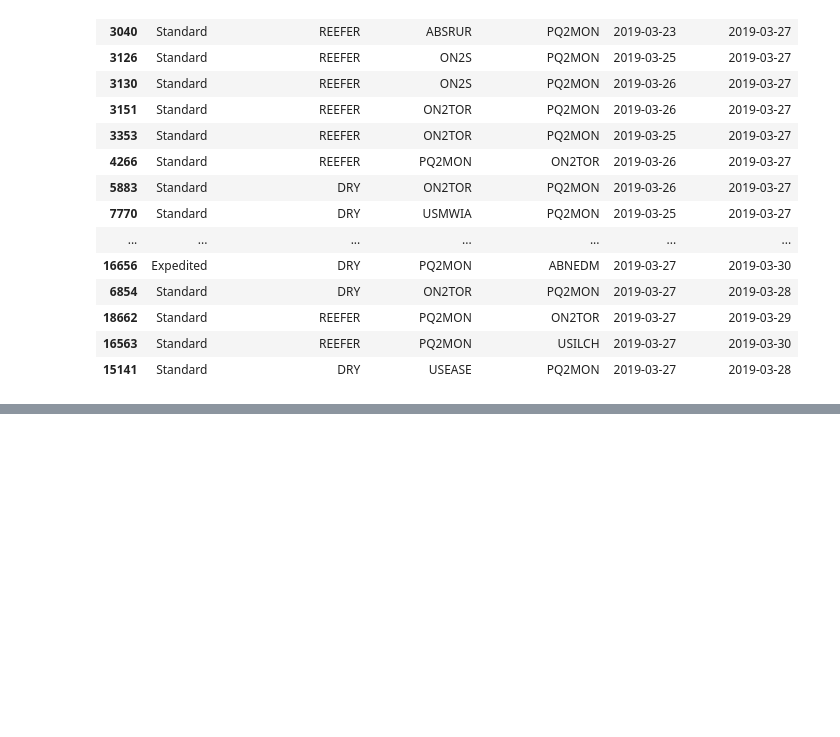
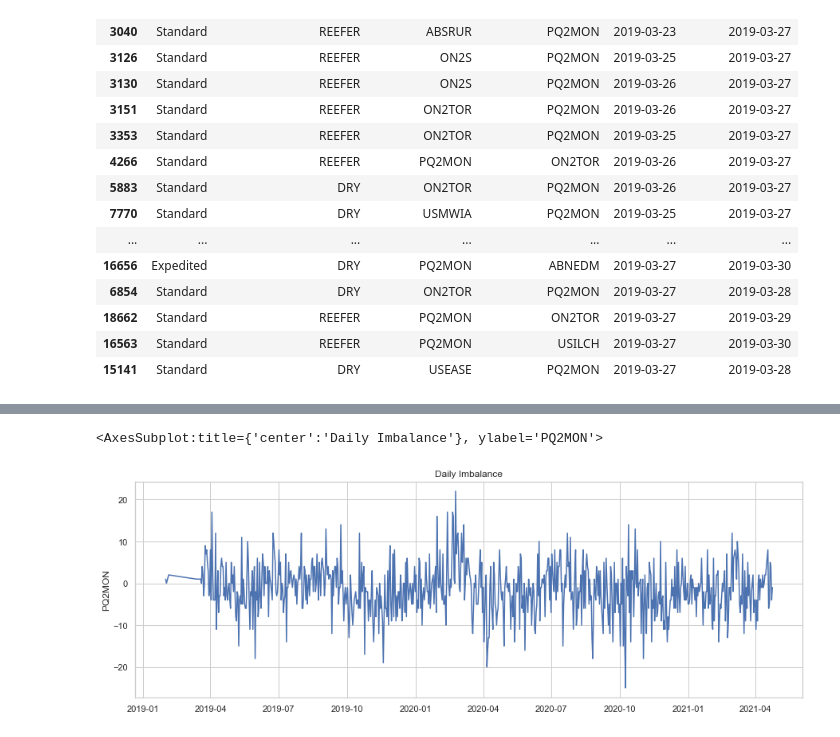
Before and after one commit to tranndt/ml-usra2021-NexusDataChallengeBison, a Jupyter notebook: [05-2021] Nexus Data Challenge/Jason's Notebook.ipynb, the cells around one changed output, grey strips where cells are left out. Cells and saved outputs as stored; diff of their text form; code cells hidden in the pictures; blank space fills up the shorter version.

```diff
--- a/[05-2021] Nexus Data Challenge/Jason's Notebook.ipynb
+++ b/[05-2021] Nexus Data Challenge/Jason's Notebook.ipynb
@@ -287,0 +246,17 @@ Counter({Timedelta('2 days 00:00:00'): 5274,
+# %%
+# date = pd.Timestamp(2019,3,27,0)
+df_res = pd.DataFrame()
+for date in set(DF_CLEAN["Start Date"]) | set(DF_CLEAN["Completion Date"]):
+    df_0 = DF_CLEAN.copy()
+    df_1a = df_0[df_0["Start Date"]==date]
+    df_1b = df_0[df_0["Completion Date"]==date]
+    df_1 = pd.concat([df_1a,df_1b]).drop_duplicates(keep='first').dropna()
+    df_2a = pd.concat([df_1["Shipper Region3"].value_counts(),df_1["Consignee Region3"].value_counts()],axis=1).fillna(0)
+    df_2a[date] = df_2a["Consignee Region3"]-df_2a["Shipper Region3"]
+    df_2 = df_2a.drop(["Shipper Region3","Consignee Region3"],axis=1)
+    df_res = pd.concat([df_res,df_2],axis=1)
+
+df_res = df_res.fillna(0).T
+df_res = df_res.sort_index(axis = 0).sort_index(axis = 1)
+df_res["Total"] = df_res.sum(numeric_only=True, axis=1)
+df_res
@@ -287,0 +277,8 @@ Counter({Timedelta('2 days 00:00:00'): 5274,
+# %%
+df_0 = df_res.loc[:,"PQ2MON"]
+plt.figure(figsize=(15,5))
+plt.title("Daily Imbalance")
+sns.lineplot(data=df_0,)
+# %% [output]
+<AxesSubplot:title={'center':'Daily Imbalance'}, ylabel='PQ2MON'>
+[figure, added]
```
Also changed, not shown: parts of 9 cells of this notebook.
